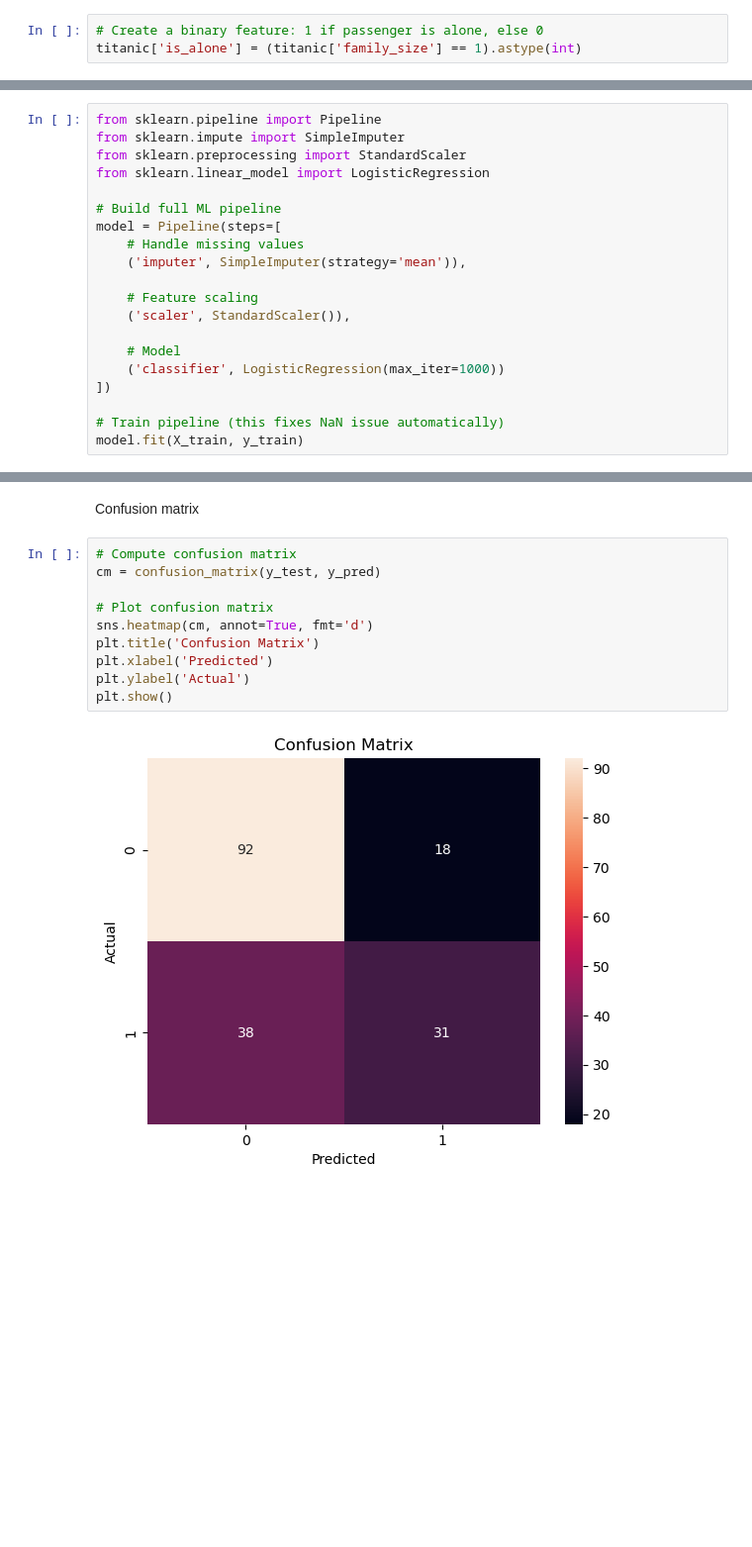
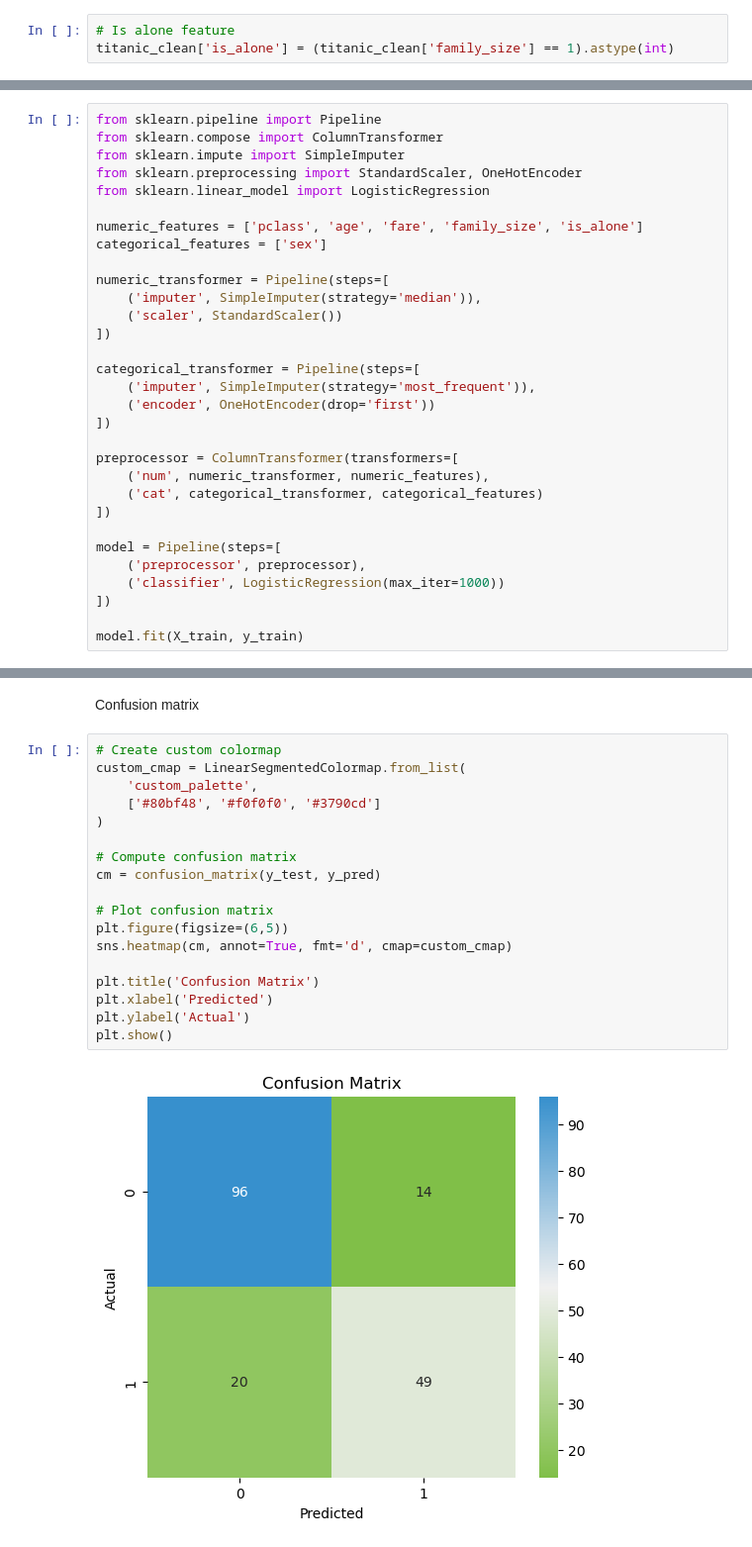
Before and after one commit to josicleytonsantos/data-science, a Jupyter notebook: personal-projects/projects/titanic-survival-analysis/titanic-analysis.ipynb, the cells around one changed output, grey strips where cells are left out. Shown at 99% size. Saved outputs shown, nothing was run; the diff lists cells and outputs as text; blank space fills up the shorter version.

```diff
--- a/personal-projects/projects/titanic-survival-analysis/titanic-analysis.ipynb
+++ b/personal-projects/projects/titanic-survival-analysis/titanic-analysis.ipynb
@@ -199,8 +204,8 @@ titanic['family_size'] = titanic['sibsp'] + titanic['parch'] + 1
 # %% [markdown]
 Is alone
 # %%
-# Create a binary feature: 1 if passenger is alone, else 0
-titanic['is_alone'] = (titanic['family_size'] == 1).astype(int)
+# Is alone feature
+titanic_clean['is_alone'] = (titanic_clean['family_size'] == 1).astype(int)
 # %% [markdown]
 ### 🤖 6. Model Training
 # %% [markdown]
@@ -227,22 +228,33 @@ X_train, X_test, y_train, y_test = train_test_split(
 Train model
 # %%
 from sklearn.pipeline import Pipeline
+from sklearn.compose import ColumnTransformer
 from sklearn.impute import SimpleImputer
-from sklearn.preprocessing import StandardScaler
+from sklearn.preprocessing import StandardScaler, OneHotEncoder
 from sklearn.linear_model import LogisticRegression
 
-# Build full ML pipeline
+numeric_features = ['pclass', 'age', 'fare', 'family_size', 'is_alone']
+categorical_features = ['sex']
+
+numeric_transformer = Pipeline(steps=[
+    ('imputer', SimpleImputer(strategy='median')),
+    ('scaler', StandardScaler())
+])
+
+categorical_transformer = Pipeline(steps=[
+    ('imputer', SimpleImputer(strategy='most_frequent')),
+    ('encoder', OneHotEncoder(drop='first'))
+])
+
+preprocessor = ColumnTransformer(transformers=[
+    ('num', numeric_transformer, numeric_features),
+    ('cat', categorical_transformer, categorical_features)
+])
+
 model = Pipeline(steps=[
-    # Handle missing values
-    ('imputer', SimpleImputer(strategy='mean')),
-
-    # Feature scaling
-    ('scaler', StandardScaler()),
-
-    # Model
+    ('preprocessor', preprocessor),
     ('classifier', LogisticRegression(max_iter=1000))
 ])
 
-# Train pipeline (this fixes NaN issue automatically)
 model.fit(X_train, y_train)
 # %% [output]
@@ -289,14 +314,22 @@ weighted avg       0.68      0.69      0.67       179
 # %% [markdown]
 Confusion matrix
 # %%
+# Create custom colormap
+custom_cmap = LinearSegmentedColormap.from_list(
+    'custom_palette',
+    ['#80bf48', '#f0f0f0', '#3790cd']
+)
+
 # Compute confusion matrix
 cm = confusion_matrix(y_test, y_pred)
 
 # Plot confusion matrix
-sns.heatmap(cm, annot=True, fmt='d')
+plt.figure(figsize=(6,5))
+sns.heatmap(cm, annot=True, fmt='d', cmap=custom_cmap)
+
 plt.title('Confusion Matrix')
 plt.xlabel('Predicted')
 plt.ylabel('Actual')
 plt.show()
 # %% [output]
-[figure, old version]
+[figure, new version]
```
Also changed, not shown: parts of 16 cells of this notebook, 1 other file.
